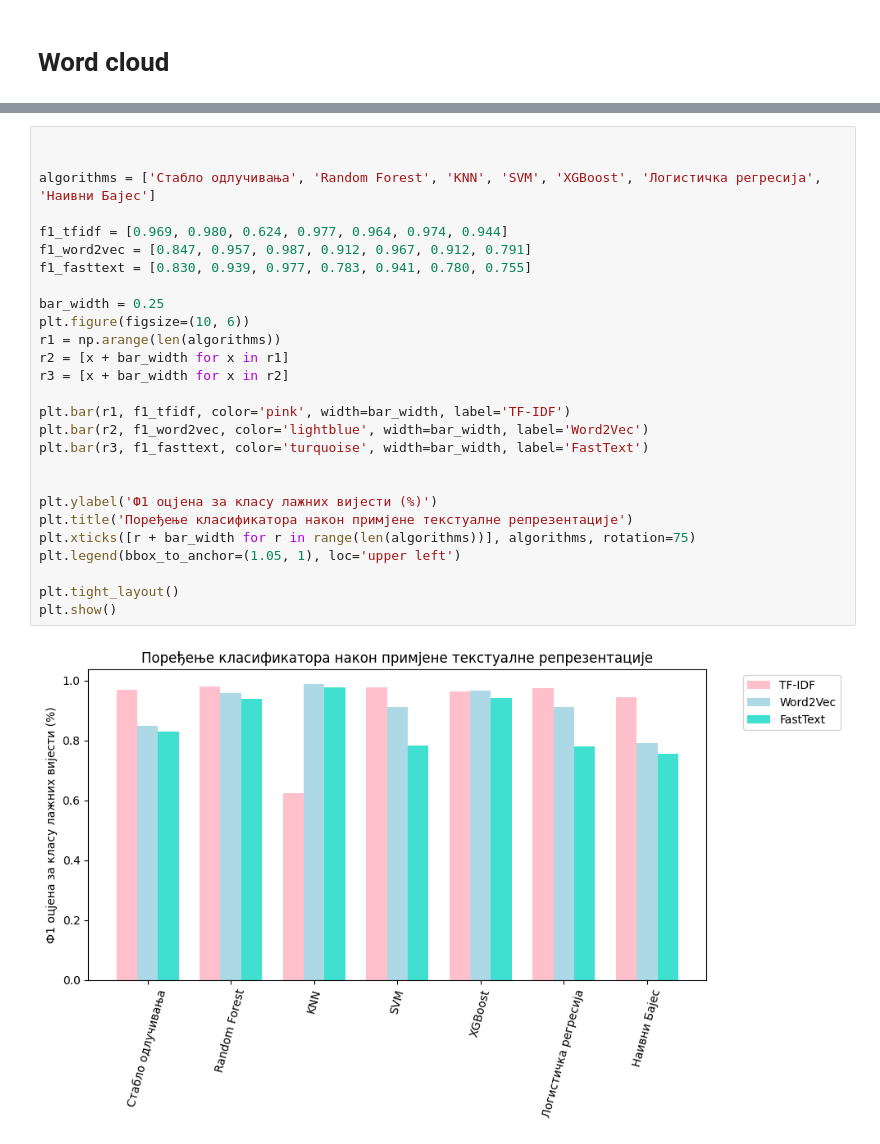
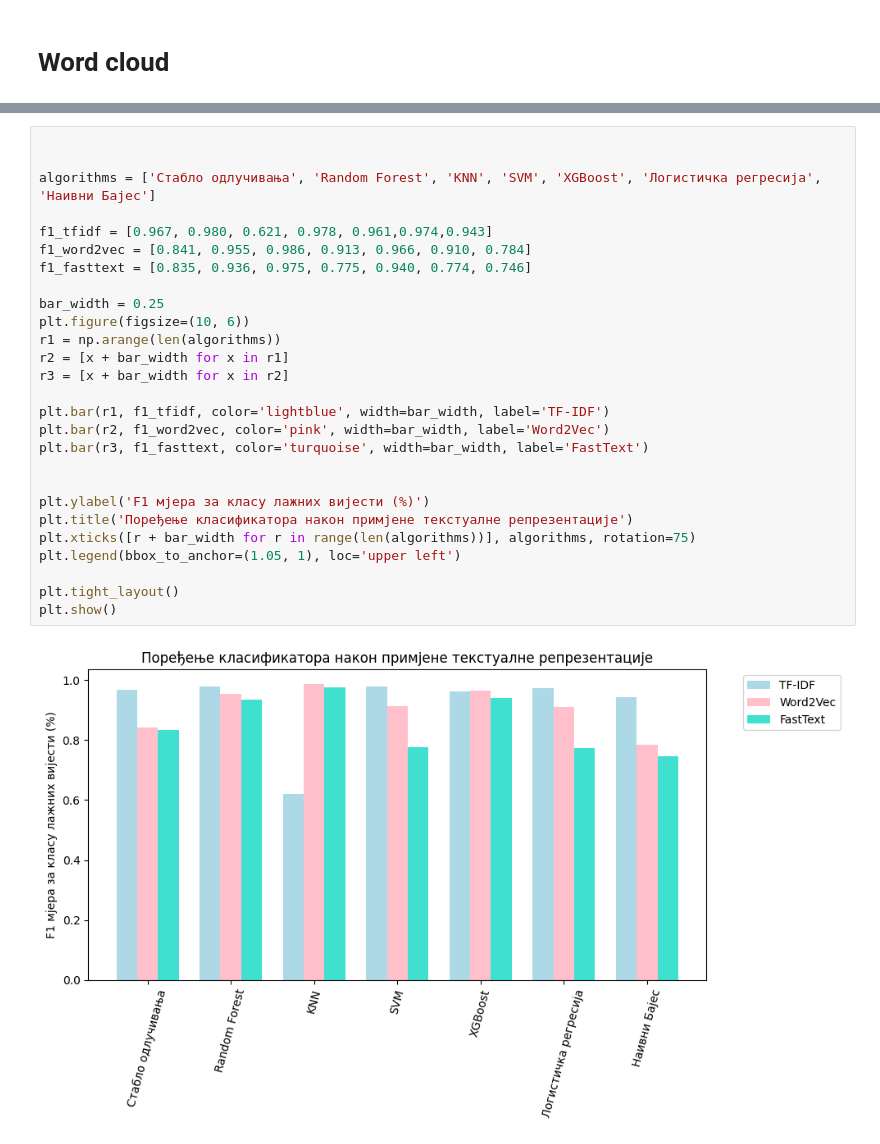
Before and after one commit to SaraTalic/fake-news-twitter-detection, a Jupyter notebook: tfidf.ipynb, the cells around one changed output, grey strips where cells are left out. Saved outputs shown, nothing was run; the diff lists cells and outputs as text.

```diff
--- a/tfidf.ipynb
+++ b/tfidf.ipynb
@@ -496,29 +447,29 @@ plt.show()
 # %%
 
 
 algorithms = ['Стабло одлучивања', 'Random Forest', 'KNN', 'SVM', 'XGBoost', 'Логистичка регресија', 'Наивни Бајес']
 
-f1_tfidf = [0.969, 0.980, 0.624, 0.977, 0.964, 0.974, 0.944]
-f1_word2vec = [0.847, 0.957, 0.987, 0.912, 0.967, 0.912, 0.791]
-f1_fasttext = [0.830, 0.939, 0.977, 0.783, 0.941, 0.780, 0.755]
+f1_tfidf = [0.967, 0.980, 0.621, 0.978, 0.961,0.974,0.943]
+f1_word2vec = [0.841, 0.955, 0.986, 0.913, 0.966, 0.910, 0.784]
+f1_fasttext = [0.835, 0.936, 0.975, 0.775, 0.940, 0.774, 0.746]
 
 bar_width = 0.25
 plt.figure(figsize=(10, 6))
 r1 = np.arange(len(algorithms))
 r2 = [x + bar_width for x in r1]
 r3 = [x + bar_width for x in r2]
 
-plt.bar(r1, f1_tfidf, color='pink', width=bar_width, label='TF-IDF')
-plt.bar(r2, f1_word2vec, color='lightblue', width=bar_width, label='Word2Vec')
+plt.bar(r1, f1_tfidf, color='lightblue', width=bar_width, label='TF-IDF')
+plt.bar(r2, f1_word2vec, color='pink', width=bar_width, label='Word2Vec')
 plt.bar(r3, f1_fasttext, color='turquoise', width=bar_width, label='FastText')
 
 
-plt.ylabel('Ф1 оцјена за класу лажних вијести (%)')
+plt.ylabel('F1 мјера за класу лажних вијести (%)')
 plt.title('Поређење класификатора након примјене текстуалне репрезентације')
 plt.xticks([r + bar_width for r in range(len(algorithms))], algorithms, rotation=75)
 plt.legend(bbox_to_anchor=(1.05, 1), loc='upper left')
 
 plt.tight_layout()
 plt.show()
 # %% [output]
-[figure, old version]
+[figure, new version]
```
Also changed, not shown: parts of 16 cells of this notebook, 4 other files.
